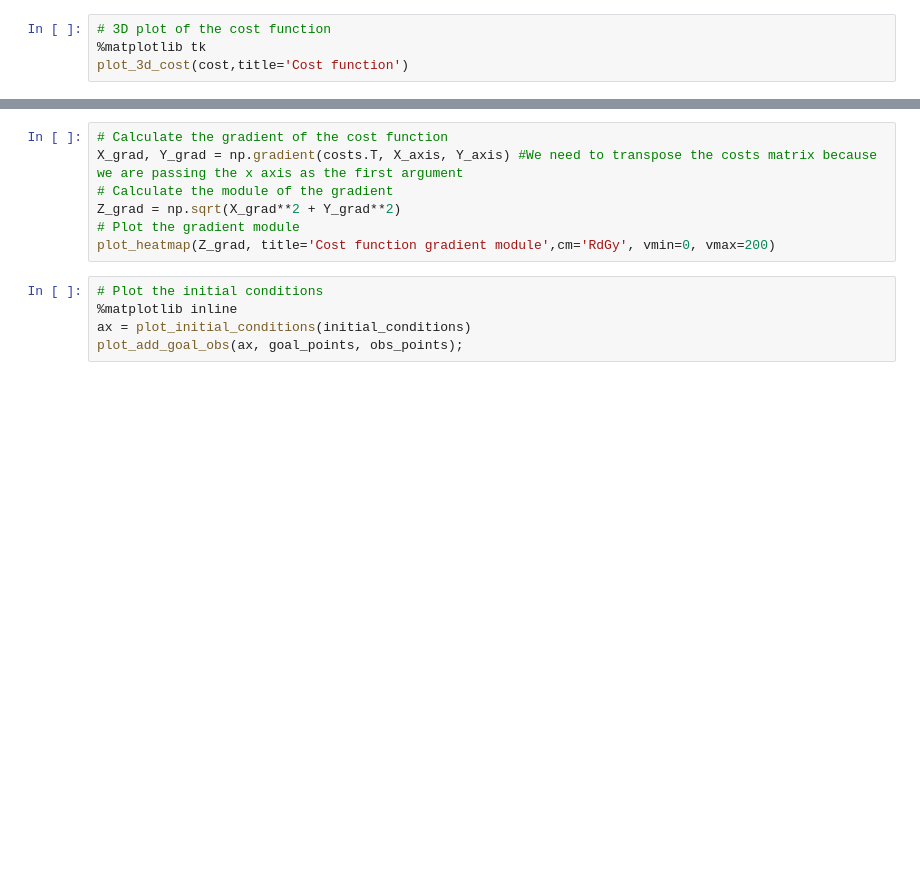
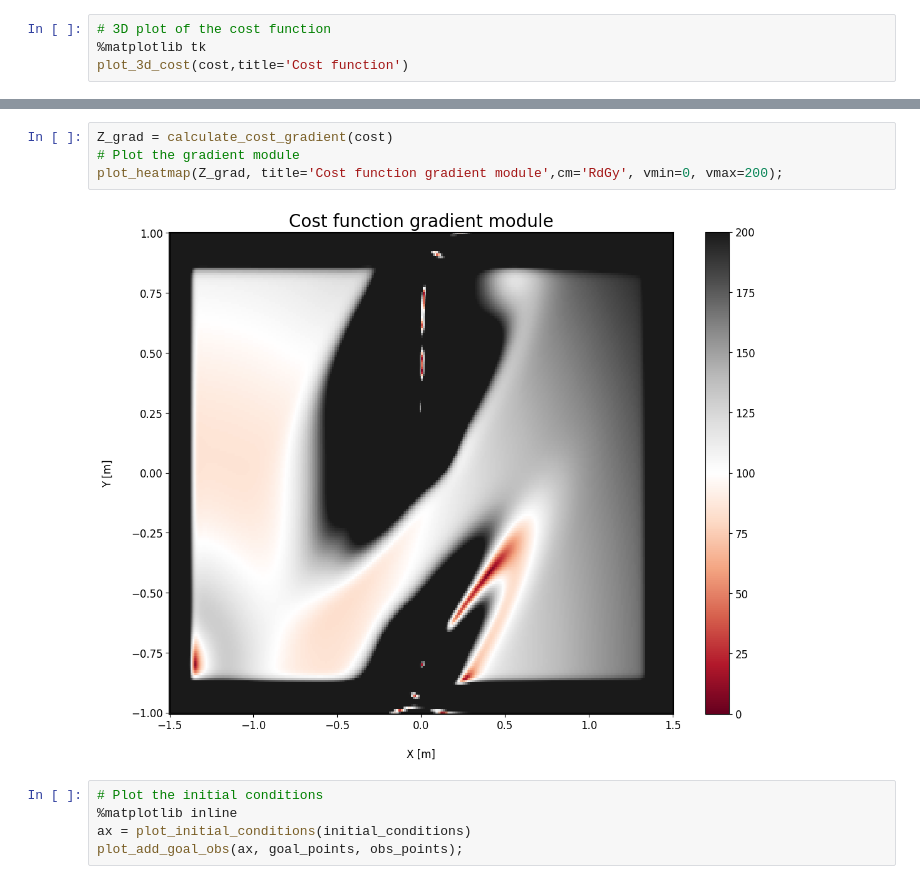
Before and after one commit to my-rice/rovers_navigation, a Jupyter notebook: Project_students_version.ipynb, the cells around one changed output, grey strips where cells are left out. Cells and saved outputs as stored; diff of their text form; blank space fills up the shorter version.

Commit message:
Added a function to calculate the gradient of the cost

```diff
--- a/Project_students_version.ipynb
+++ b/Project_students_version.ipynb
@@ -2026,10 +2055,9 @@ plot_add_contour(ax,cost);
-# %%
-# Calculate the gradient of the cost function
-X_grad, Y_grad = np.gradient(costs.T, X_axis, Y_axis) #We need to transpose the costs matrix because we are passing the x axis as the first argument
-# Calculate the module of the gradient
-Z_grad = np.sqrt(X_grad**2 + Y_grad**2)
-# Plot the gradient module
-plot_heatmap(Z_grad, title='Cost function gradient module',cm='RdGy', vmin=0, vmax=200)
+# %%
+Z_grad = calculate_cost_gradient(cost)
+# Plot the gradient module
+plot_heatmap(Z_grad, title='Cost function gradient module',cm='RdGy', vmin=0, vmax=200);
+# %% [output]
+[figure, added]
 # %%
 # Plot the initial conditions
 %matplotlib inline
```
Also changed, not shown: parts of 5 cells of this notebook.
